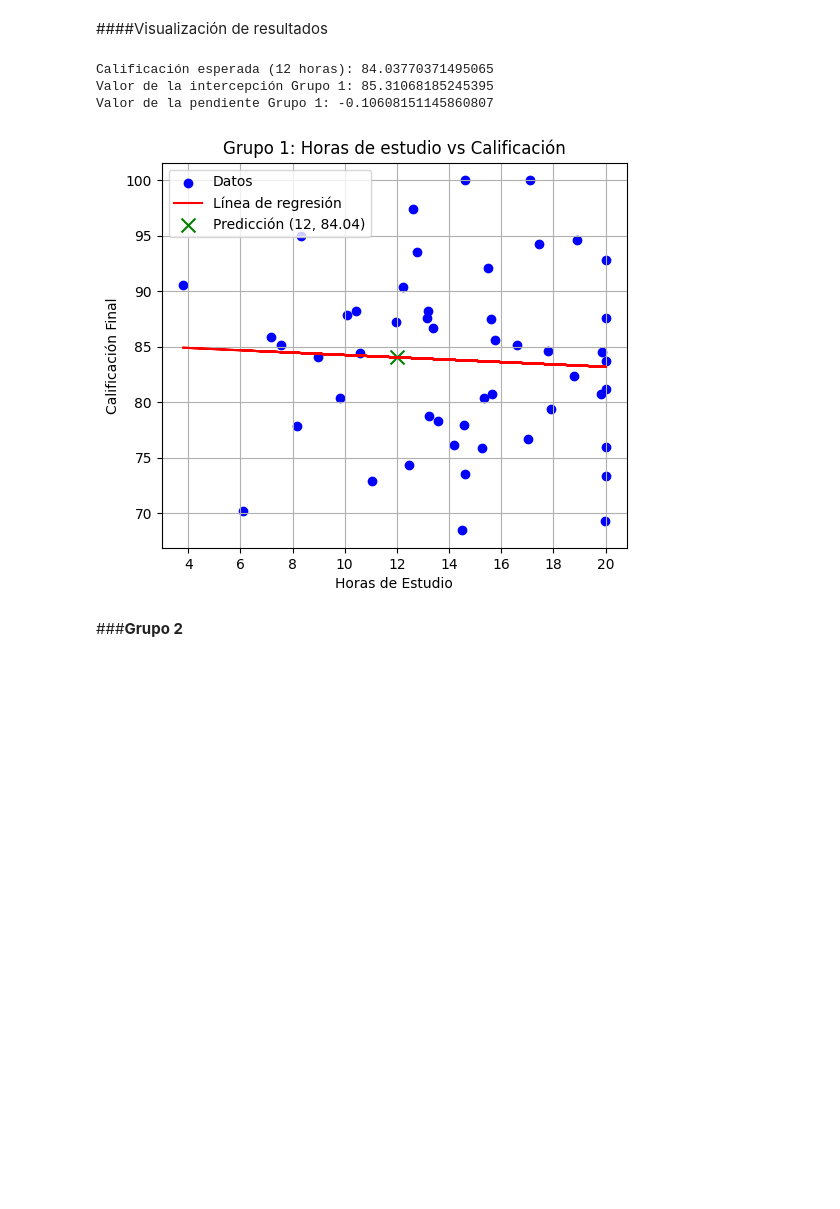
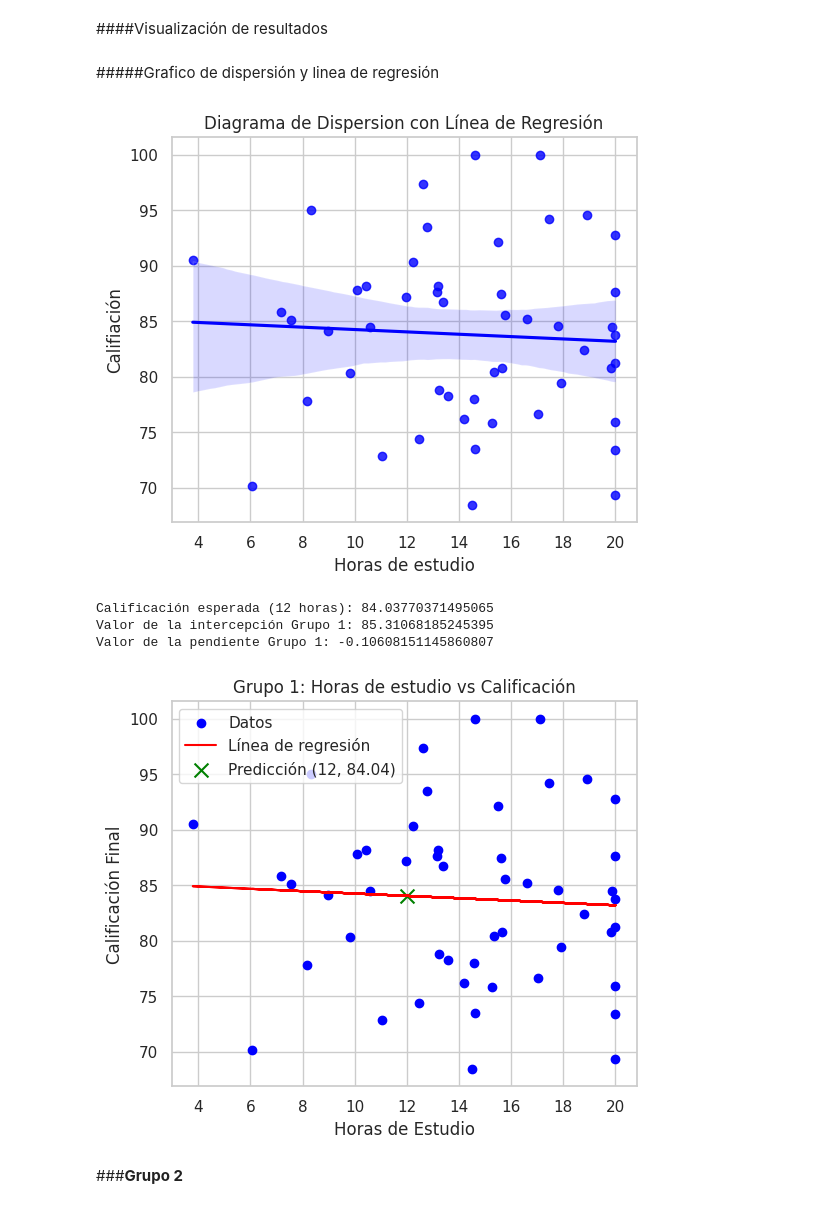
Before and after one commit to 25041001-cloud/Probabilidad, a Jupyter notebook: Unidad5/Practica_final_Regresión_Lineal_y_Correlación.ipynb, the cells around one changed output. Drawn from its saved outputs; the diff is of its cells as text; code cells hidden in the pictures; blank space fills up the shorter version.

```diff
--- a/Unidad5/Practica_final_Regresión_Lineal_y_Correlación.ipynb
+++ b/Unidad5/Practica_final_Regresión_Lineal_y_Correlación.ipynb
@@ -85,6 +85,27 @@ Coeficiente de correlación de Pearson (Grupo 1): -0.057133344466469324
 Valor p: 0.6935088469237538
 # %% [markdown]
 ####Visualización de resultados
+# %% [markdown]
+#####Grafico de dispersión y linea de regresión
+# %%
+# Datos Grupo 1
+df1 = pd.read_csv("grupo1.csv")
+horas_estudio1 = df1["HorasEstudio"].values.reshape(-1, 1)
+calificaciones1 = df1["Calificacion"].values
+
+# Definir tamaño
+plt.figure(figsize=(6, 5))
+
+# Crear el diagrama de dispersión con línea de regresión
+sns.set(style="whitegrid")
+sns.regplot(x=horas_estudio1, y=calificaciones1, scatter=True, color='blue')
+plt.title('Diagrama de Dispersion con Línea de Regresión')
+plt.xlabel('Horas de estudio')
+plt.ylabel('Califiación')
+plt.grid(True)
+plt.show()
+# %% [output]
+[figure, added]
 # %%
 # Datos Grupo 1
 df1 = pd.read_csv("grupo1.csv")
@@ -119,7 +140,7 @@ plt.show()
 Calificación esperada (12 horas): 84.03770371495065
 Valor de la intercepción Grupo 1: 85.31068185245395
 Valor de la pendiente Grupo 1: -0.10608151145860807
-[figure, old version]
+[figure, new version]
 # %% [markdown]
 ###**Grupo 2**
 # %%
```
Also changed, not shown: parts of 9 cells of this notebook.
